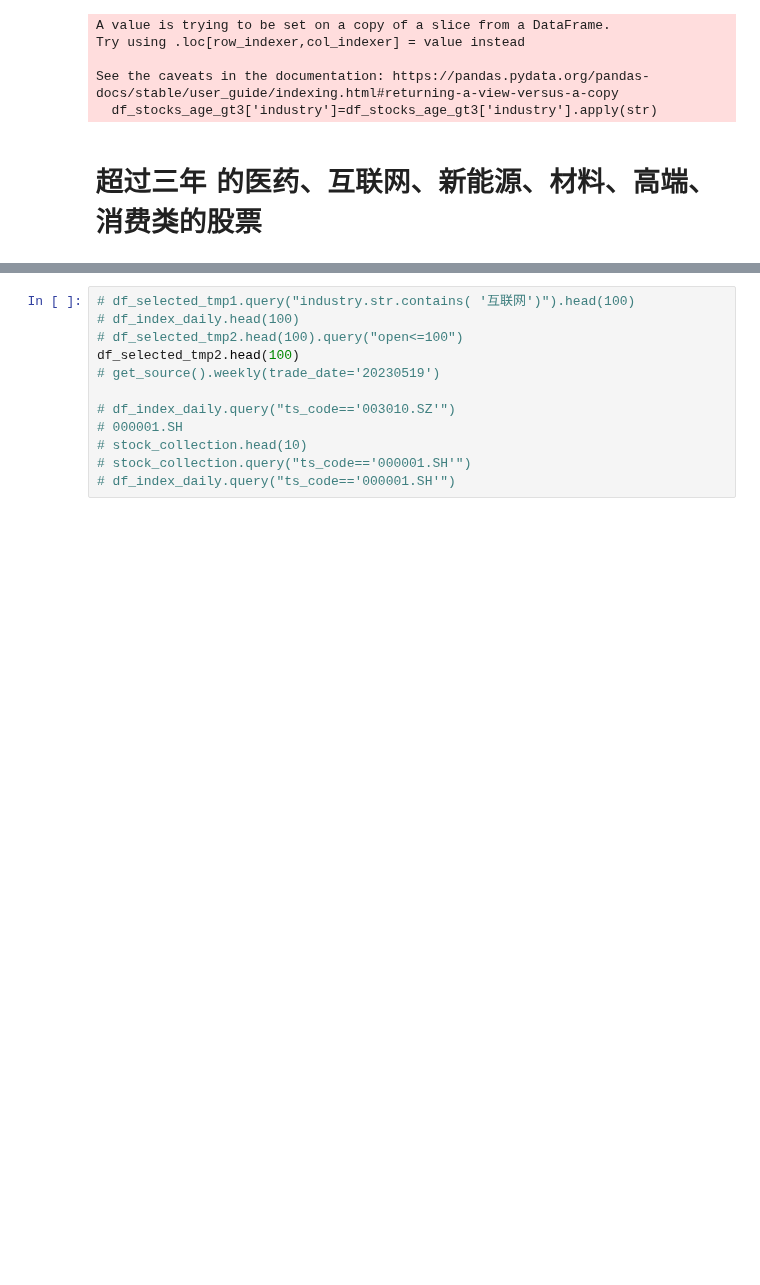
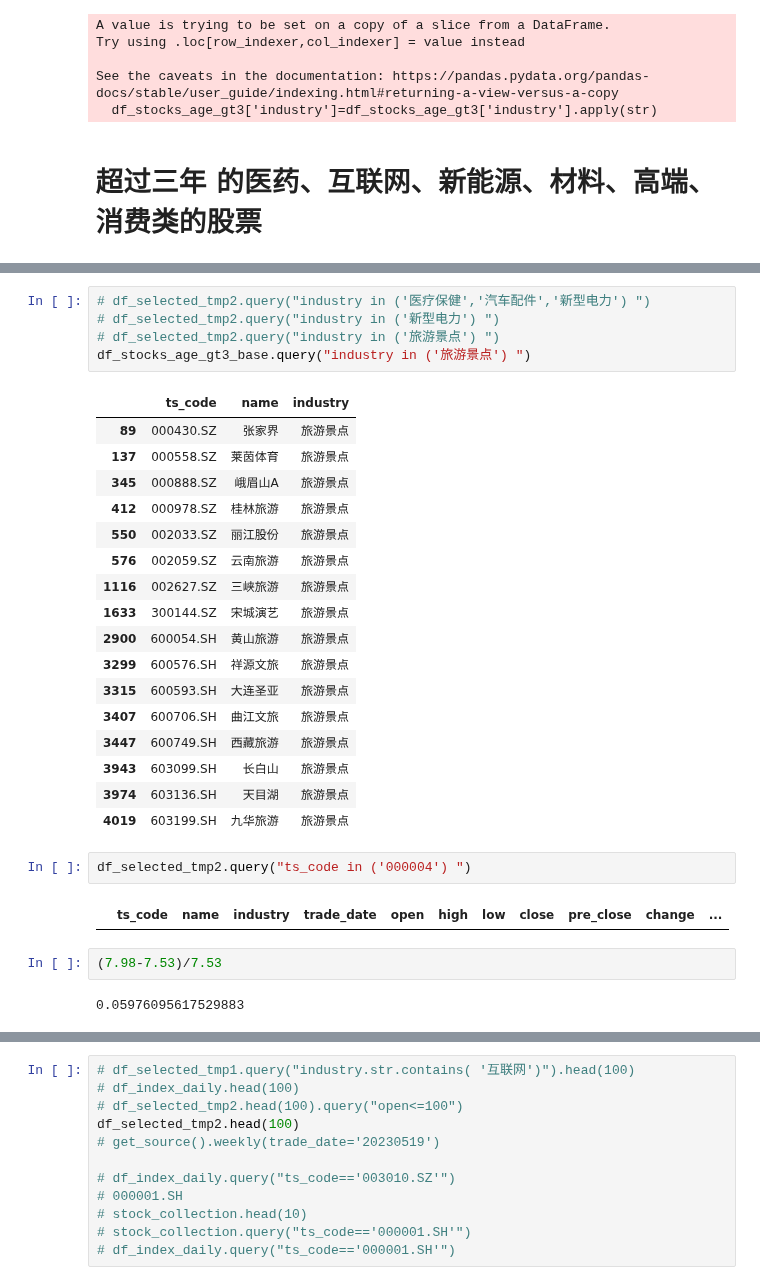
Before and after one commit to whgloveucq/jupyterfiles, a Jupyter notebook: OApractice/stock_study2023.ipynb, the cells around one changed output, grey strips where cells are left out. Drawn from its saved outputs; the diff is of its cells as text; blank space fills up the shorter version.

```diff
--- a/OApractice/stock_study2023.ipynb
+++ b/OApractice/stock_study2023.ipynb
@@ -182 +207,32 @@ df_selected_tmp2
+# %%
+# df_selected_tmp2.query("industry in ('医疗保健','汽车配件','新型电力') ")
+# df_selected_tmp2.query("industry in ('新型电力') ")
+# df_selected_tmp2.query("industry in ('旅游景点') ")
+df_stocks_age_gt3_base.query("industry in ('旅游景点') ")
+# %% [output]
+|  | ts_code | name | industry |
+| 89 | 000430.SZ | 张家界 | 旅游景点 |
+| 137 | 000558.SZ | 莱茵体育 | 旅游景点 |
+| 345 | 000888.SZ | 峨眉山A | 旅游景点 |
+| 412 | 000978.SZ | 桂林旅游 | 旅游景点 |
+| 550 | 002033.SZ | 丽江股份 | 旅游景点 |
+| 576 | 002059.SZ | 云南旅游 | 旅游景点 |
+| 1116 | 002627.SZ | 三峡旅游 | 旅游景点 |
+| 1633 | 300144.SZ | 宋城演艺 | 旅游景点 |
+| 2900 | 600054.SH | 黄山旅游 | 旅游景点 |
+| 3299 | 600576.SH | 祥源文旅 | 旅游景点 |
+| 3315 | 600593.SH | 大连圣亚 | 旅游景点 |
+| 3407 | 600706.SH | 曲江文旅 | 旅游景点 |
+| 3447 | 600749.SH | 西藏旅游 | 旅游景点 |
+| 3943 | 603099.SH | 长白山 | 旅游景点 |
+| 3974 | 603136.SH | 天目湖 | 旅游景点 |
+| 4019 | 603199.SH | 九华旅游 | 旅游景点 |
+# %%
+df_selected_tmp2.query("ts_code in ('000004') ")
+# %% [output]
+|  | ts_code | name | industry | trade_date | open | high | low | close | pre_close | change | ... |
+# %%
+(7.98-7.53)/7.53
+# %% [output]
+0.05976095617529883
 # %%
```
Also changed, not shown: parts of 13 cells of this notebook, 11 other files.
